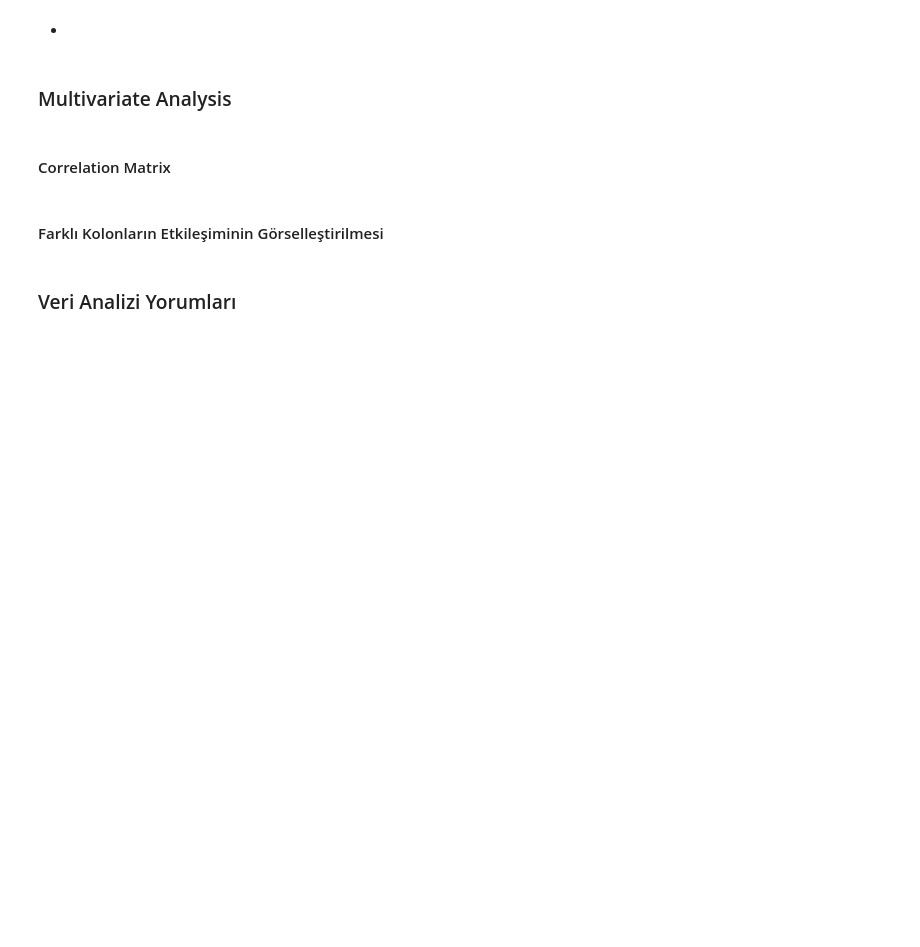
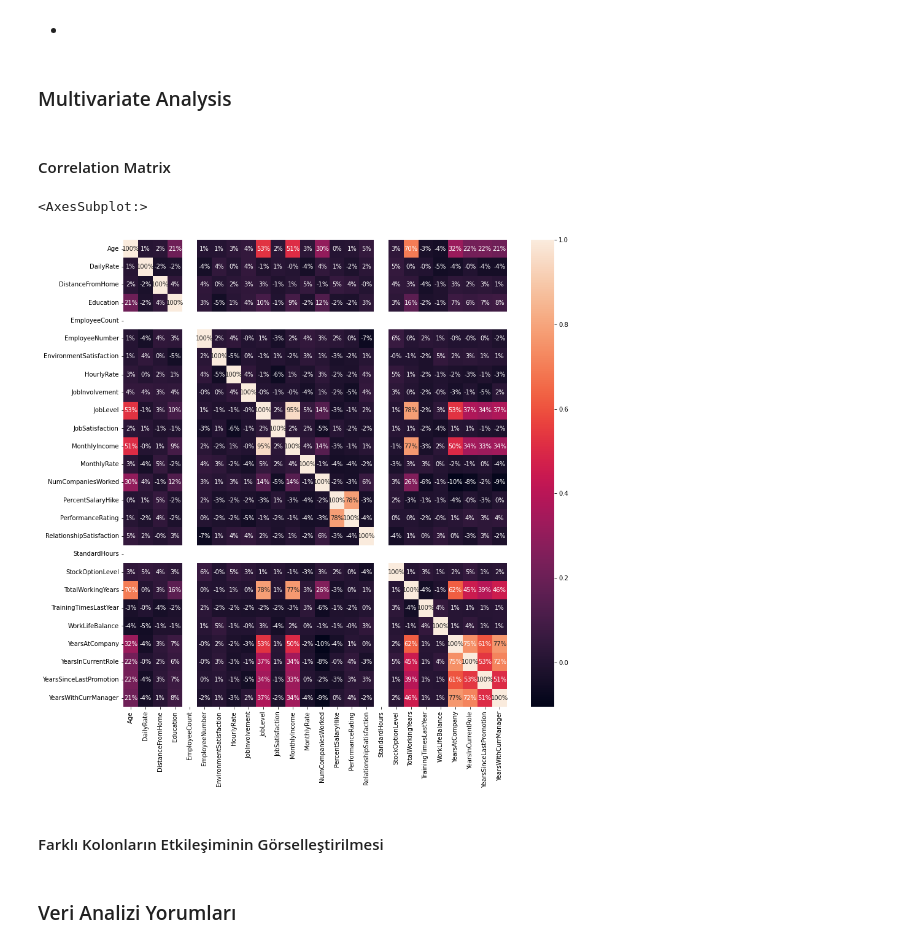
Before and after one commit to ersingundem/dsbootcamp2022-hr-attrition-prediction-project-ersingundem, a Jupyter notebook: Project Template.ipynb, the cells around one changed output. Cells and saved outputs as stored; diff of their text form; code cells hidden in the pictures; blank space fills up the shorter version.

```diff
--- a/Project Template.ipynb
+++ b/Project Template.ipynb
@@ -312,6 +308,12 @@ sns.kdeplot(data = train, x="YearsWithCurrManager", hue="Attrition", common_norm
 ### Multivariate Analysis
 # %% [markdown]
 #### Correlation Matrix
+# %%
+plt.figure(figsize=(14,14))
+sns.heatmap(train.corr(), annot= True, fmt=".0%")
+# %% [output]
+<AxesSubplot:>
+[figure, added]
 # %% [markdown]
 #### Farklı Kolonların Etkileşiminin Görselleştirilmesi
 # %% [markdown]
```
Also changed, not shown: parts of 10 cells of this notebook.
